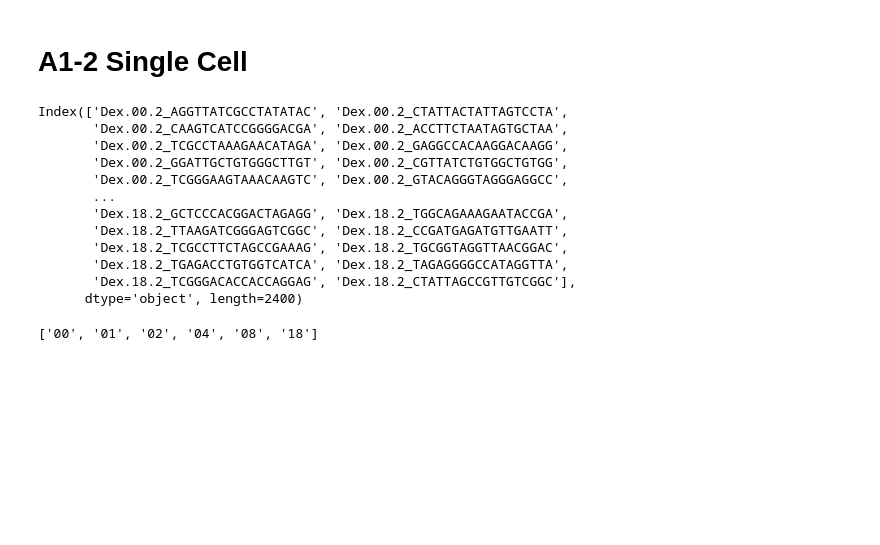
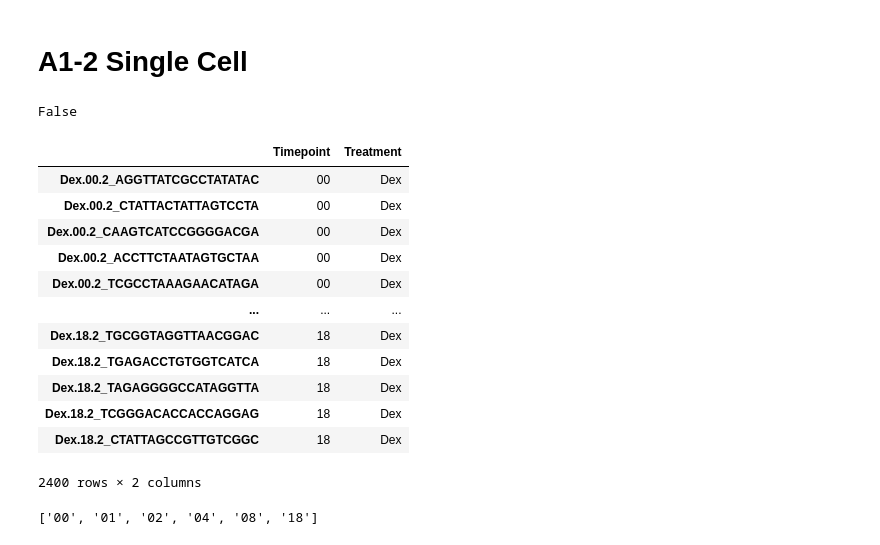
Before and after one commit to Formanj-0/UpDown_Project, a Jupyter notebook: WorkSpace/DEX_Scaleup.ipynb, the cells around one changed output. Saved outputs shown, nothing was run; the diff lists cells and outputs as text; code cells hidden in the pictures; blank space fills up the shorter version.

```diff
--- a/WorkSpace/DEX_Scaleup.ipynb
+++ b/WorkSpace/DEX_Scaleup.ipynb
@@ -29,24 +29,31 @@ adata_a12 = sc.read_text('/home/formanj/scRNAseq_model/UpDownProject/Datasets/DU
-# %%
-adata_a12.obs_names
-# %% [output]
-Index(['Dex.00.2_AGGTTATCGCCTATATAC', 'Dex.00.2_CTATTACTATTAGTCCTA',
-       'Dex.00.2_CAAGTCATCCGGGGACGA', 'Dex.00.2_ACCTTCTAATAGTGCTAA',
-       'Dex.00.2_TCGCCTAAAGAACATAGA', 'Dex.00.2_GAGGCCACAAGGACAAGG',
-       'Dex.00.2_GGATTGCTGTGGGCTTGT', 'Dex.00.2_CGTTATCTGTGGCTGTGG',
-       'Dex.00.2_TCGGGAAGTAAACAAGTC', 'Dex.00.2_GTACAGGGTAGGGAGGCC',
-       ...
-       'Dex.18.2_GCTCCCACGGACTAGAGG', 'Dex.18.2_TGGCAGAAAGAATACCGA',
-       'Dex.18.2_TTAAGATCGGGAGTCGGC', 'Dex.18.2_CCGATGAGATGTTGAATT',
-       'Dex.18.2_TCGCCTTCTAGCCGAAAG', 'Dex.18.2_TGCGGTAGGTTAACGGAC',
-       'Dex.18.2_TGAGACCTGTGGTCATCA', 'Dex.18.2_TAGAGGGGCCATAGGTTA',
-       'Dex.18.2_TCGGGACACCACCAGGAG', 'Dex.18.2_CTATTAGCCGTTGTCGGC'],
-      dtype='object', length=2400)
+# %%
+np.any(adata_a12.X < 0)
+
+# from this and what I read online, we are in a normalized log space
+# %% [output]
+False
 # %%
 adata_a12.obs['Timepoint'] = [x.split('.')[1] for x in adata_a12.obs_names]
 adata_a12.obs['Treatment'] = [x.split('.')[0] for x in adata_a12.obs_names]
 
 adata_a12.obs['Timepoint'] = adata_a12.obs['Timepoint'].astype('category')
 adata_a12.obs['Treatment'] = adata_a12.obs['Treatment'].astype('category')
+# %%
+adata_a12.obs
+# %% [output]
+|  | Timepoint | Treatment |
+| Dex.00.2_AGGTTATCGCCTATATAC | 00 | Dex |
+| Dex.00.2_CTATTACTATTAGTCCTA | 00 | Dex |
+| Dex.00.2_CAAGTCATCCGGGGACGA | 00 | Dex |
+| Dex.00.2_ACCTTCTAATAGTGCTAA | 00 | Dex |
+| Dex.00.2_TCGCCTAAAGAACATAGA | 00 | Dex |
+| ... | ... | ... |
+| Dex.18.2_TGCGGTAGGTTAACGGAC | 18 | Dex |
+| Dex.18.2_TGAGACCTGTGGTCATCA | 18 | Dex |
+| Dex.18.2_TAGAGGGGCCATAGGTTA | 18 | Dex |
+| Dex.18.2_TCGGGACACCACCAGGAG | 18 | Dex |
+| Dex.18.2_CTATTAGCCGTTGTCGGC | 18 | Dex |
+2400 rows × 2 columns
 # %%
 adata_a12_dex = adata_a12[adata_a12.obs['Treatment'] == 'Dex']
 # %%
```
Also changed, not shown: parts of 4 cells of this notebook.
